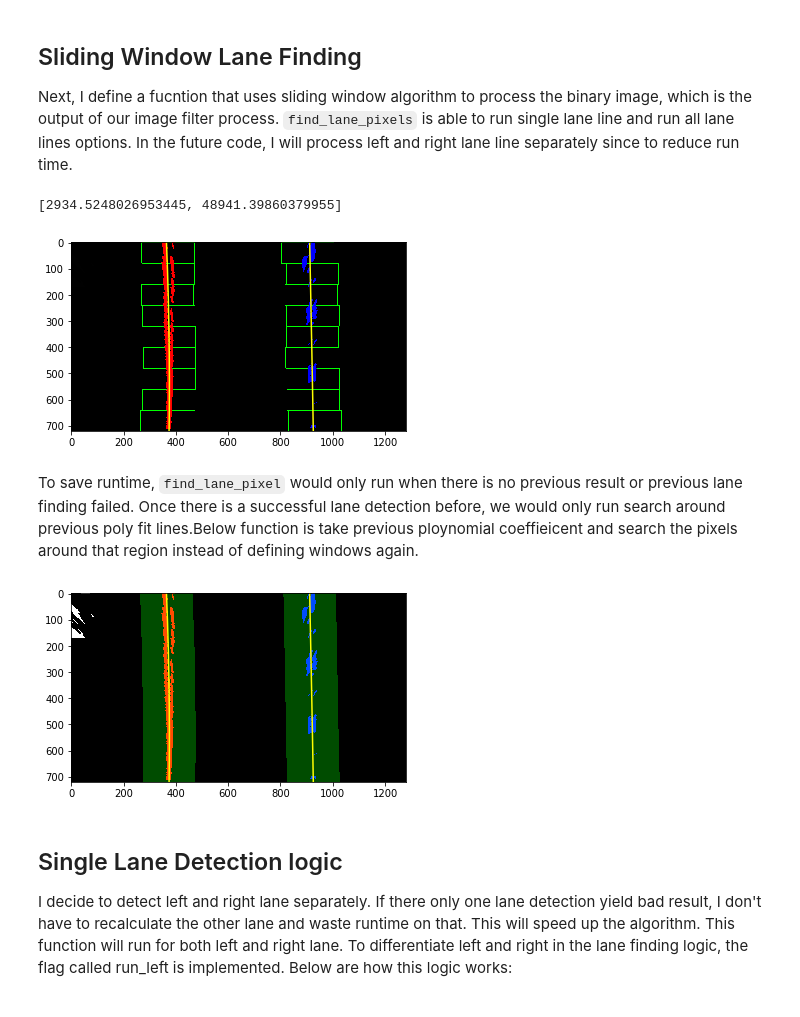
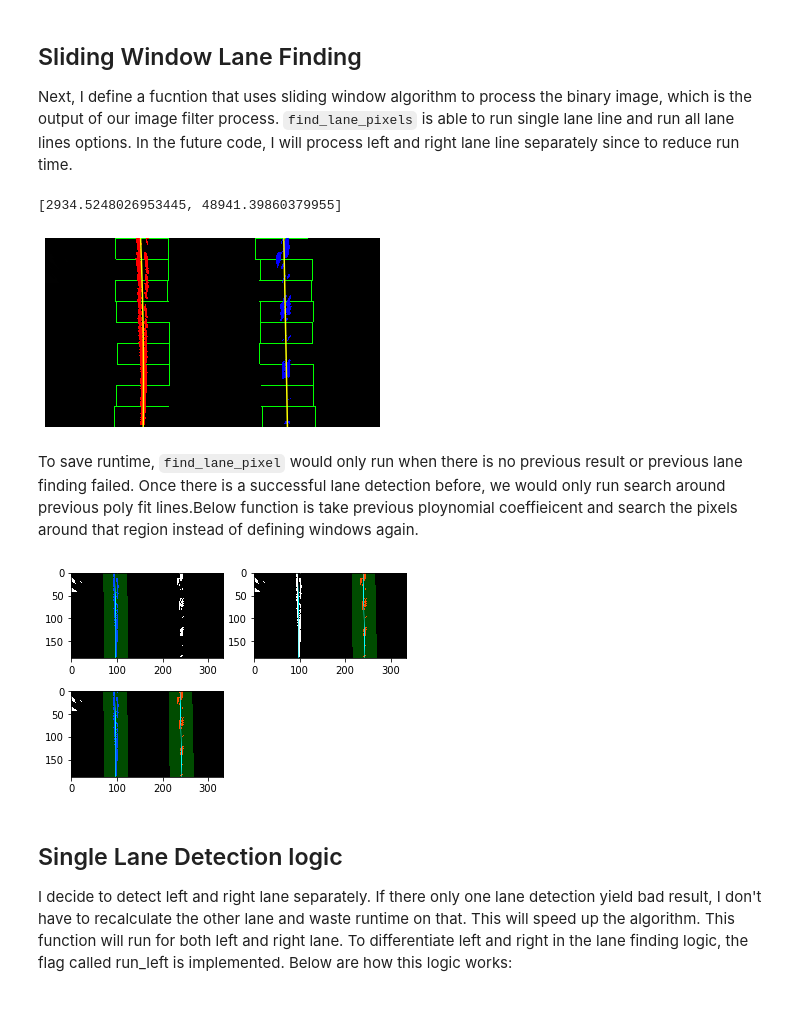
Before and after one commit to Charingchen/CarND-Advance-Lane-Finding, a Jupyter notebook: Advance_pipeline.ipynb, the cells around one changed output. Cells and saved outputs as stored; diff of their text form; code cells hidden in the pictures.

Commit message:
feat: Add and tests plot image export to create plot video

```diff
--- a/Advance_pipeline.ipynb
+++ b/Advance_pipeline.ipynb
@@ -210,12 +216,16 @@ straight_img = mpimg.imread('test_images/straight_lines1.jpg')
 test_undist = undistort_img(straight_img)
 test_binary_wrap = binary_wrap_img(test_undist)
 
-left_fitx, right_fitx, ploty, left_fit, right_fit, curvatures = \
-find_lane_pixels(test_binary_wrap,run_all=True,plot=True)
+fig = plt.figure()
+
+left_fitx, right_fitx, ploty, left_fit, right_fit, curvatures = find_lane_pixels(test_binary_wrap,run_all=True,plot=True)
+
+img = cv2.imread('./test_images/out_img.png')
+
 print(curvatures)
 # %% [output]
 [2934.5248026953445, 48941.39860379955]
-[figure, old version]
+[figure, new version]
 # %% [markdown]
 To save runtime, `find_lane_pixel` would only run when there is no previous result or previous lane finding failed. Once there is a successful lane detection before, we would only run search around previous poly fit lines.Below function is take previous ploynomial coeffieicent and search the pixels around that region instead of defining windows again.
 # %%
@@ -300,15 +331,32 @@ def search_around_poly(binary_warped, run_left=False, run_all=False, plot=False)
 # %%
 # Test Code for search around poly
 # Delcare the line class and record previous ploy fit values
 left_line = Line()
 right_line = Line()
 left_line.current_fit = left_fit
 right_line.current_fit = right_fit
 
-left_fitx, right_fitx, ploty, left_fit, right_fit, curvatures = \
-search_around_poly(test_binary_wrap,run_all=True,plot=True)
+_ = search_around_poly(test_binary_wrap,run_left = True,plot=True)
+left_img = cv2.imread('./test_images/out_img.png')
+_ = search_around_poly(test_binary_wrap,run_left = False,plot=True)
+right_img = cv2.imread('./test_images/out_img.png')
+
+
+plt.clf()
+
+plt.subplot(221)
+plt.imshow(left_img)
+plt.subplot(222)
+plt.imshow(right_img)
+
+
+result = combine_lane_images(left_img,right_img)
+
+plt.subplot(223)
+plt.imshow(result)
+plt.show()
 # %% [output]
-[figure, old version]
+[figure, new version]
 # %%
 # Draw_poly_fill uses the binary wrap and undist images and all the lane detection result to plot the final output image.
 #
```
Also changed, not shown: parts of 5 cells of this notebook, 4 other files.
